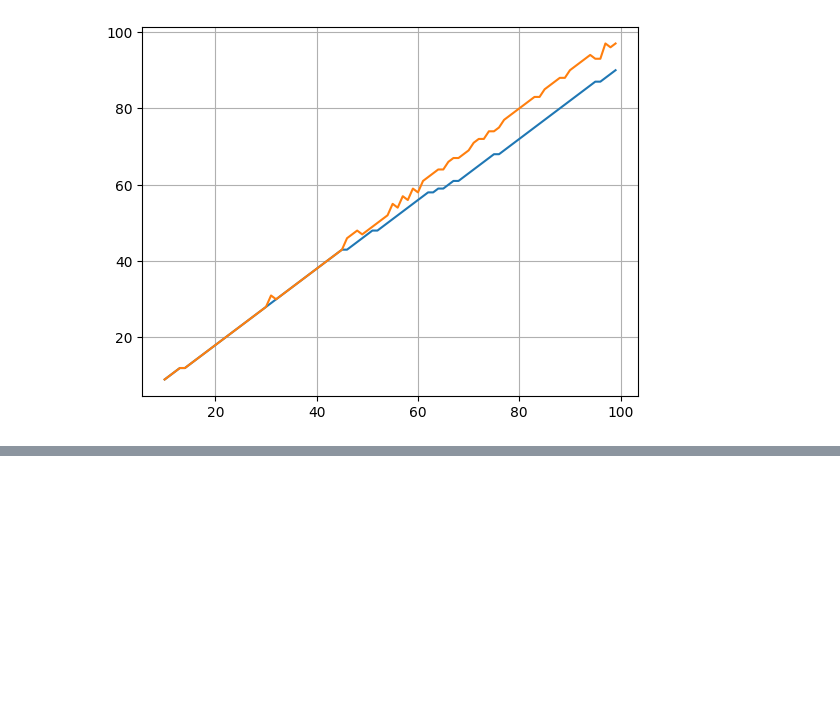
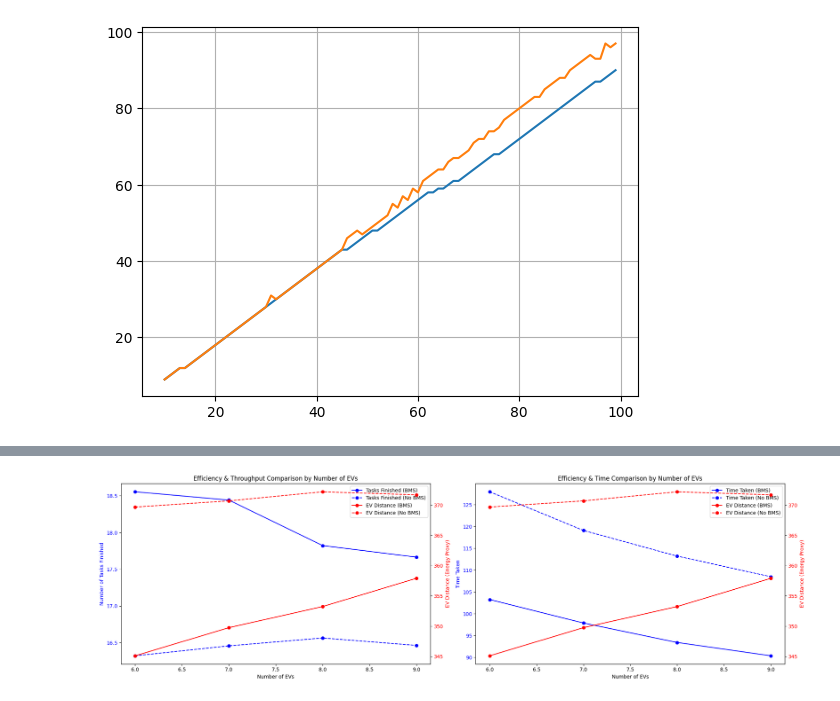
Before and after one commit to smoke275/DroneSim, a Jupyter notebook: results.ipynb, the cells around one changed output, grey strips where cells are left out. Saved outputs shown, nothing was run; the diff lists cells and outputs as text; code cells hidden in the pictures; blank space fills up the shorter version.

```diff
--- a/results.ipynb
+++ b/results.ipynb
@@ -306,0 +309,8 @@ plt.show()
+# %%
+import pandas as pd
+import matplotlib.pyplot as plt
+
+df = pd.read_csv("runs/scenario_1/results_2.csv")
+# (Optional) Compute an 'energy' column if you also want to plot energy consumption.
+df['energy'] = df['ev_distance'] + 0.1*df['drone_distance']
+df.head()
@@ -306,0 +324,66 @@ plt.show()
+# %%
+import pandas as pd
+import matplotlib.pyplot as plt
+
+
+# Split the data into BMS and no-BMS cases
+df_bms = df[df['bms'] == 1]
+df_no_bms = df[df['bms'] == 0]
+
+# Aggregate by number of EVs (here using the mean for each metric)
+group_bms = df_bms.groupby('num_evs').mean().reset_index()
+group_no_bms = df_no_bms.groupby('num_evs').mean().reset_index()
+
+# Create the dual-axis plot
+fig, axs = plt.subplots(1,2,figsize=(20, 6))
+ax1 = axs[0]
+ax2 = ax1.twinx()
+
+# Plot number of tasks finished on the left y-axis
+ax1.plot(group_bms['num_evs'], group_bms['num_tasks_finished'], 'b-o', label='Tasks Finished (BMS)')
+ax1.plot(group_no_bms['num_evs'], group_no_bms['num_tasks_finished'], 'b--o', label='Tasks Finished (No BMS)')
+ax1.set_xlabel('Number of EVs')
+ax1.set_ylabel('Number of Tasks Finished', color='b')
+ax1.tick_params(axis='y', labelcolor='b')
+
+# Plot EV distance (as an energy consumption proxy) on the right y-axis
+ax2.plot(group_bms['num_evs'], group_bms['energy'], 'r-o', label='EV Distance (BMS)')
+ax2.plot(group_no_bms['num_evs'], group_no_bms['energy'], 'r--o', label='EV Distance (No BMS)')
+ax2.set_ylabel('EV Distance (Energy Proxy)', color='r')
+ax2.tick_params(axis='y', labelcolor='r')
+
+# Combine legends from both axes
+lines_1, labels_1 = ax1.get_legend_handles_labels()
+lines_2, labels_2 = ax2.get_legend_handles_labels()
+ax1.legend(lines_1 + lines_2, labels_1 + labels_2, loc='upper right')
+
+plt.title('Efficiency & Throughput Comparison by Number of EVs')
+plt.tight_layout()
+
+ax1 = axs[1]
+ax2 = ax1.twinx()
+
+# Plot number of tasks finished on the left y-axis
+ax1.plot(group_bms['num_evs'], group_bms['timesteps'], 'b-o', label='Time Taken (BMS)')
+ax1.plot(group_no_bms['num_evs'], group_no_bms['timesteps'], 'b--o', label='Time Taken (No BMS)')
+ax1.set_xlabel('Number of EVs')
+ax1.set_ylabel('Time Taken', color='b')
+ax1.tick_params(axis='y', labelcolor='b')
+
+# Plot EV distance (as an energy consumption proxy) on the right y-axis
+ax2.plot(group_bms['num_evs'], group_bms['energy'], 'r-o', label='EV Distance (BMS)')
+ax2.plot(group_no_bms['num_evs'], group_no_bms['energy'], 'r--o', label='EV Distance (No BMS)')
+ax2.set_ylabel('EV Distance (Energy Proxy)', color='r')
+ax2.tick_params(axis='y', labelcolor='r')
+
+# Combine legends from both axes
+lines_1, labels_1 = ax1.get_legend_handles_labels()
+lines_2, labels_2 = ax2.get_legend_handles_labels()
+ax1.legend(lines_1 + lines_2, labels_1 + labels_2, loc='upper right')
+
+plt.title('Efficiency & Time Comparison by Number of EVs')
+plt.tight_layout()
+
+plt.show()
+# %% [output]
+[figure, added]
```
Also changed, not shown: parts of 8 cells of this notebook, 6 other files.
